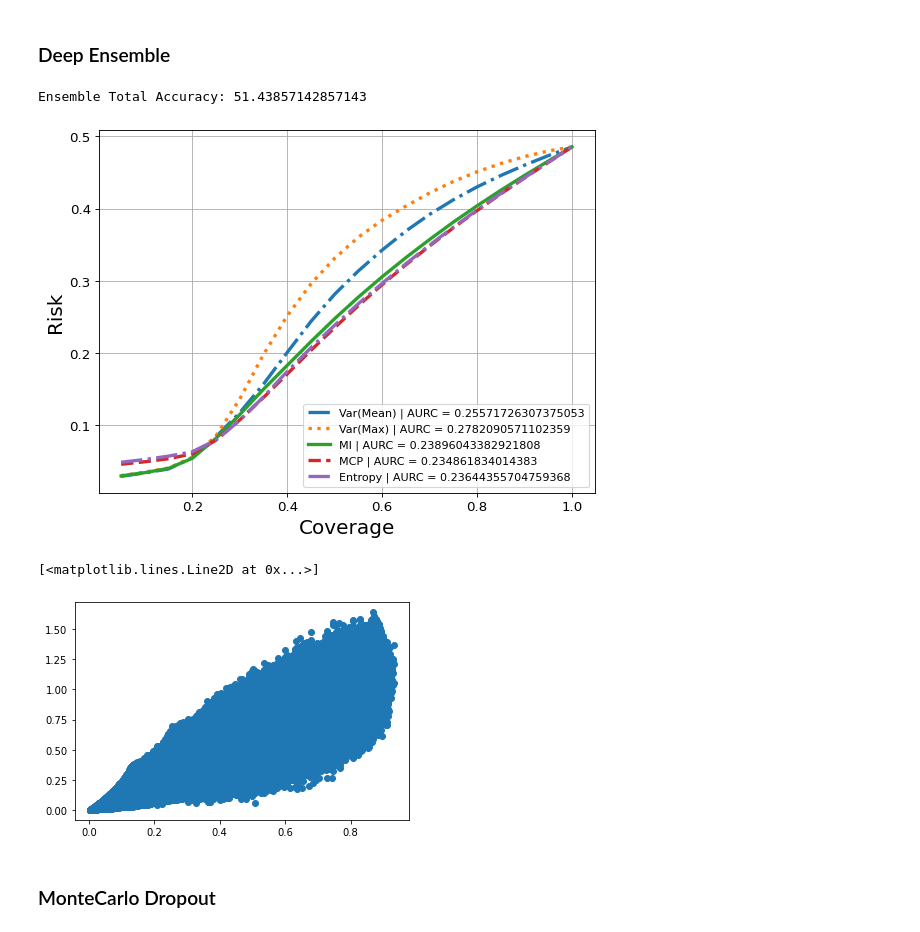
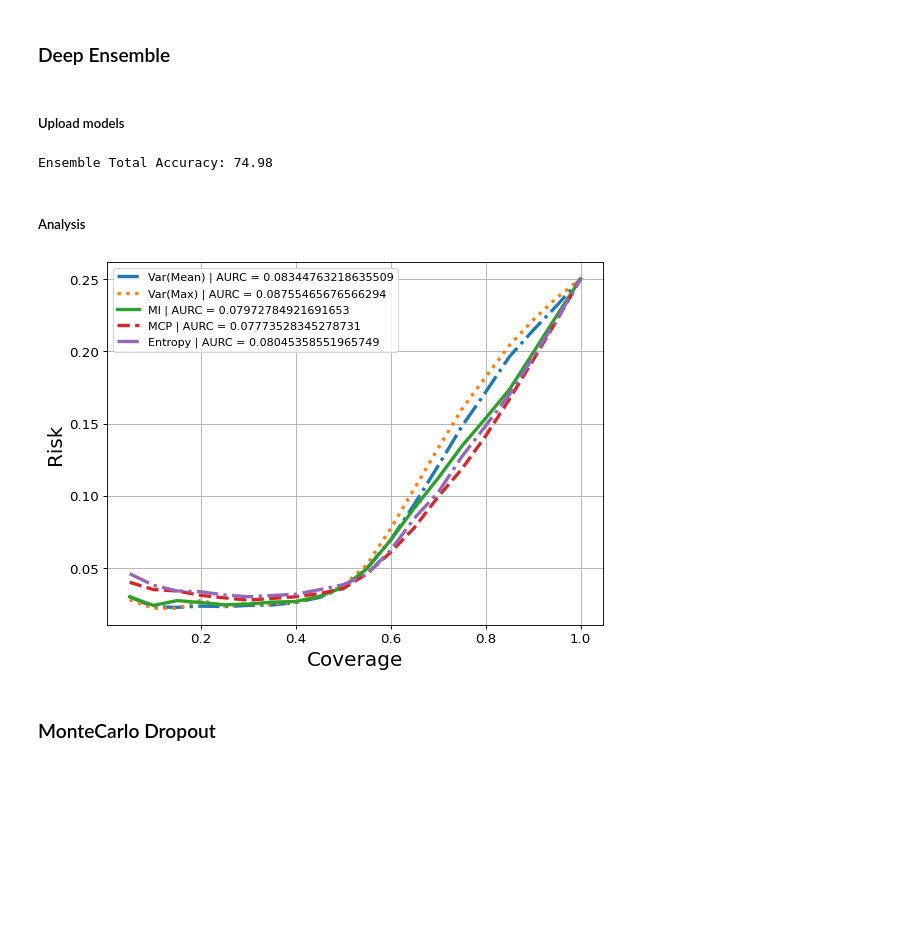
Before and after one commit to lfpc/ScriptsUncEst, a Jupyter notebook: notebooks-scripts/post-paper1/CorruptedSelectiveClassification.ipynb, the cells around one changed output. Cells and saved outputs as stored; diff of their text form; code cells hidden in the pictures; blank space fills up the shorter version.

```diff
--- a/notebooks-scripts/post-paper1/CorruptedSelectiveClassification.ipynb
+++ b/notebooks-scripts/post-paper1/CorruptedSelectiveClassification.ipynb
@@ -124,0 +67,26 @@ Acurácia = 46.16362637362637
+# %%
+def weights_files(weights_path):
+    #Get all weight files in weights_path
+    files = [f for f in os.listdir(weights_path) if os.path.isfile(os.path.join(weights_path, f)) and f.endswith(".pt")]
+    files = sorted(files)
+    return files
+
+def upload_weights(file, weights_path):
+    files = weights_files(weights_path)
+
+    if isinstance(file,int):
+        weights = files[file]
+        weights = os.path.join(weights_path,weights)
+    elif file == 'random':
+        weights = random.choice(files)
+        weights = os.path.join(weights_path,weights)
+    elif file == 'max':
+        return upload_weights(0, weights_path)
+    elif isinstance(file,str):
+        if file in files:
+            weights = os.path.join(weights_path,file)
+        elif file+'.pt' in files:
+            weights = os.path.join(weights_path,file+'.pt')
+        else: raise Exception("No file named ", file)
+    state_dict = torch.load(weights)
+    return state_dict
@@ -142,18 +118,30 @@ name = NAME + '_DeepEnsemble'
+# %% [markdown]
+##### Upload models
+# %%
+models_dict = defaultdict() #dict to store models
+for s in weights_files(weights_path):
+    print(s)
+    models_dict[s.replace('.pt','')] = model_class(num_classes = data.n_classes).to(dev)
+    state_dict = torch.load(os.path.join(weights_path,s))
+    models_dict[s.replace('.pt','')].load_state_dict(state_dict)
+    models_dict[s.replace('.pt','')].eval()
+    models_dict[s.replace('.pt','')].softmax = True
 # %%
-model = Ensemble(models_dict).to(dev)
+name = NAME + '_DeepEnsemble'
+
+model_ens = DeepEnsemble(models_dict,name=name).to(dev)
 print(f'Ensemble Total Accuracy: {TE.model_acc(model,corrupted_dataloader)}')
 # %% [output]
-Ensemble Total Accuracy: 51.43857142857143
+Ensemble Total Accuracy: 74.98
+# %% [markdown]
+##### Analysis
+# %%
+RC = metrics.selective_metrics(model_ens,corrupted_dataloader, c_list = np.arange(0.05,1.05,0.05))
+RC.fix_plot_scale(y_range=(0,rk_model))
 # %%
-RC = metrics.selective_metrics(model,corrupted_dataloader, c_list = np.arange(0.05,1.05,0.05))
 RC.plot_RC(aurc = True)
 plt.savefig(os.path.join(PATH_FIGS,name+'_RC'))
 # %% [output]
-[figure, old version]
+[figure, new version]
-# %%
-plt.plot(RC.d_uncs['MCP'].cpu().numpy(),RC.d_uncs['MI'].cpu().numpy(),'o')
-# %% [output]
-[<matplotlib.lines.Line2D at 0x...>]
-[figure, removed]
 # %% [markdown]
 ### MonteCarlo Dropout
```
Also changed, not shown: parts of 50 cells of this notebook, 2 other files.
